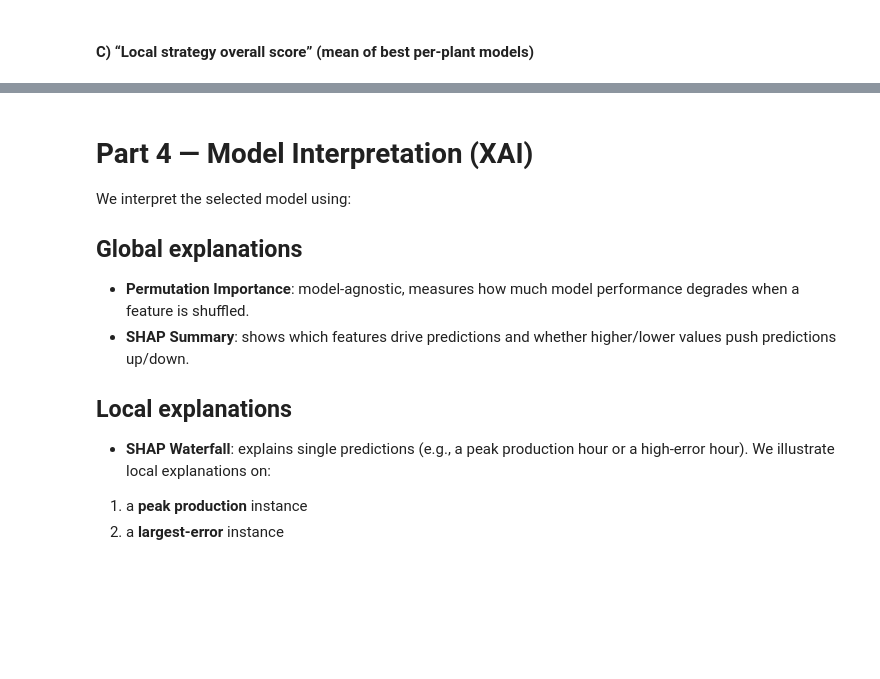
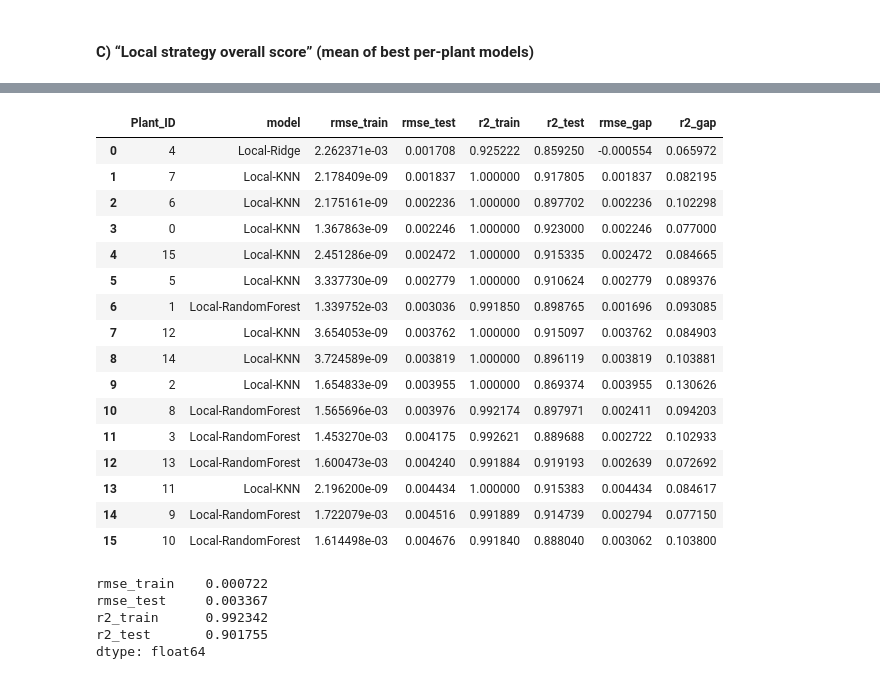
Before and after one commit to emschutt/Energy-Production-Forecasting, a Jupyter notebook: project_v0.ipynb, the cells around one changed output, grey strips where cells are left out. Drawn from its saved outputs; the diff is of its cells as text; code cells hidden in the pictures; blank space fills up the shorter version.

```diff
--- a/project_v0.ipynb
+++ b/project_v0.ipynb
@@ -605,14 +671,44 @@ plt.show()
-# %% [markdown]
-# Part 4 — Model Interpretation (XAI)
-
-We interpret the selected model using:
-
-## Global explanations
-- **Permutation Importance**: model-agnostic, measures how much model performance degrades when a feature is shuffled.
-- **SHAP Summary**: shows which features drive predictions and whether higher/lower values push predictions up/down.
-
-## Local explanations
-- **SHAP Waterfall**: explains single predictions (e.g., a peak production hour or a high-error hour).
-We illustrate local explanations on:
-1) a **peak production** instance
-2) a **largest-error** instance
+# %%
+rmse_table = (
+    best_local_per_plant[
+        [
+            "Plant_ID",
+            "model",
+            "rmse_train",
+            "rmse_test",
+            "r2_train",
+            "r2_test"
+        ]
+    ]
+    .assign(
+        rmse_gap=lambda d: d["rmse_test"] - d["rmse_train"],
+        r2_gap=lambda d: d["r2_train"] - d["r2_test"]
+    )
+    .sort_values("rmse_test")
+    .reset_index(drop=True)
+)
+
+display(rmse_table)
+# %% [output]
+|  | Plant_ID | model | rmse_train | rmse_test | r2_train | r2_test | rmse_gap | r2_gap |
+| 0 | 4 | Local-Ridge | 2.262371e-03 | 0.001708 | 0.925222 | 0.859250 | -0.000554 | 0.065972 |
+| 1 | 7 | Local-KNN | 2.178409e-09 | 0.001837 | 1.000000 | 0.917805 | 0.001837 | 0.082195 |
+| 2 | 6 | Local-KNN | 2.175161e-09 | 0.002236 | 1.000000 | 0.897702 | 0.002236 | 0.102298 |
+| 3 | 0 | Local-KNN | 1.367863e-09 | 0.002246 | 1.000000 | 0.923000 | 0.002246 | 0.077000 |
+| 4 | 15 | Local-KNN | 2.451286e-09 | 0.002472 | 1.000000 | 0.915335 | 0.002472 | 0.084665 |
+| 5 | 5 | Local-KNN | 3.337730e-09 | 0.002779 | 1.000000 | 0.910624 | 0.002779 | 0.089376 |
+| 6 | 1 | Local-RandomForest | 1.339752e-03 | 0.003036 | 0.991850 | 0.898765 | 0.001696 | 0.093085 |
+| 7 | 12 | Local-KNN | 3.654053e-09 | 0.003762 | 1.000000 | 0.915097 | 0.003762 | 0.084903 |
+| 8 | 14 | Local-KNN | 3.724589e-09 | 0.003819 | 1.000000 | 0.896119 | 0.003819 | 0.103881 |
+| 9 | 2 | Local-KNN | 1.654833e-09 | 0.003955 | 1.000000 | 0.869374 | 0.003955 | 0.130626 |
+| 10 | 8 | Local-RandomForest | 1.565696e-03 | 0.003976 | 0.992174 | 0.897971 | 0.002411 | 0.094203 |
+| 11 | 3 | Local-RandomForest | 1.453270e-03 | 0.004175 | 0.992621 | 0.889688 | 0.002722 | 0.102933 |
+| 12 | 13 | Local-RandomForest | 1.600473e-03 | 0.004240 | 0.991884 | 0.919193 | 0.002639 | 0.072692 |
+| 13 | 11 | Local-KNN | 2.196200e-09 | 0.004434 | 1.000000 | 0.915383 | 0.004434 | 0.084617 |
+| 14 | 9 | Local-RandomForest | 1.722079e-03 | 0.004516 | 0.991889 | 0.914739 | 0.002794 | 0.077150 |
+| 15 | 10 | Local-RandomForest | 1.614498e-03 | 0.004676 | 0.991840 | 0.888040 | 0.003062 | 0.103800 |
+rmse_train    0.000722
+rmse_test     0.003367
+r2_train      0.992342
+r2_test       0.901755
+dtype: float64
```
Also changed, not shown: parts of 16 cells of this notebook.
